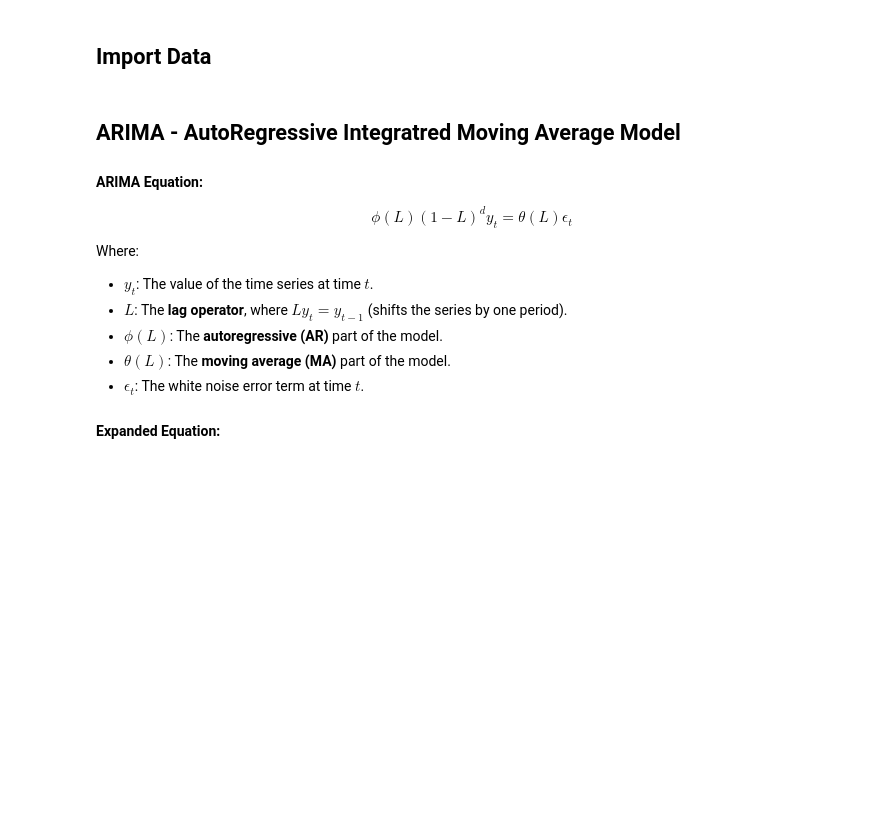
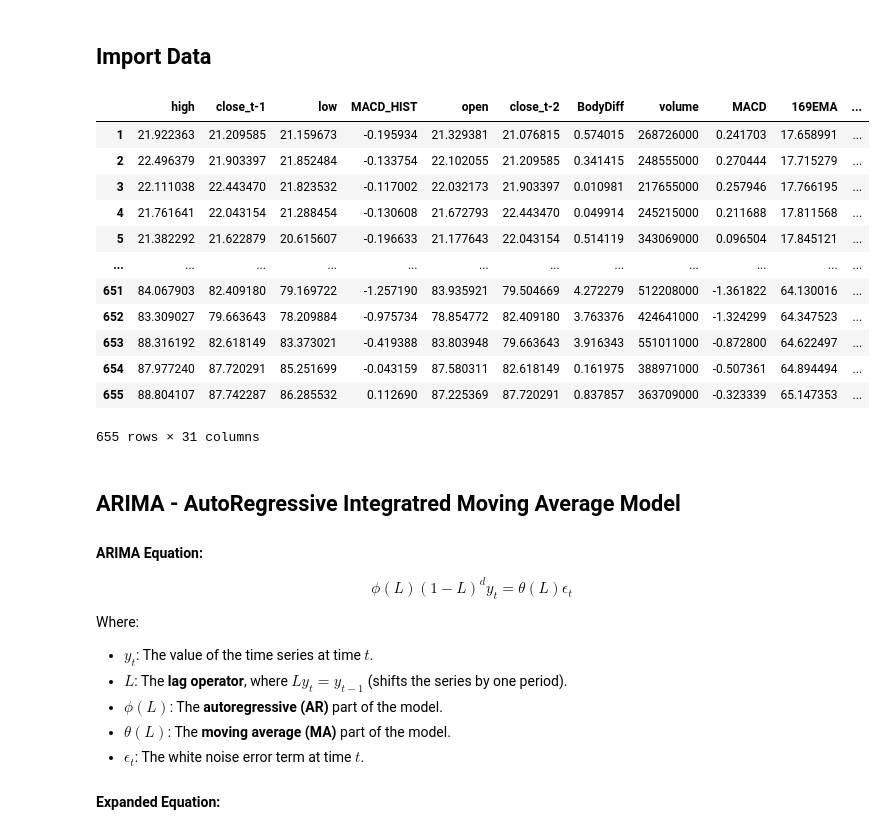
Before and after one commit to yiukitCheung/Stocks_Alert_System, a Jupyter notebook: jupyter notebook/model_performance_study.ipynb, the cells around one changed output. Drawn from its saved outputs; the diff is of its cells as text; code cells hidden in the pictures; blank space fills up the shorter version.

```diff
--- a/jupyter notebook/model_performance_study.ipynb
+++ b/jupyter notebook/model_performance_study.ipynb
@@ -29,6 +30,22 @@ df = pd.read_parquet("/Users/yiukitcheung/Documents/Projects/Stocks/train_data_r
 
 # Import test data
 df_test = pd.read_parquet("/Users/yiukitcheung/Documents/Projects/Stocks/train_data_repository/test_data.parquet")
+# %%
+df
+# %% [output]
+|  | high | close_t-1 | low | MACD_HIST | open | close_t-2 | BodyDiff | volume | MACD | 169EMA | ... |
+| 1 | 21.922363 | 21.209585 | 21.159673 | -0.195934 | 21.329381 | 21.076815 | 0.574015 | 268726000 | 0.241703 | 17.658991 | ... |
+| 2 | 22.496379 | 21.903397 | 21.852484 | -0.133754 | 22.102055 | 21.209585 | 0.341415 | 248555000 | 0.270444 | 17.715279 | ... |
+| 3 | 22.111038 | 22.443470 | 21.823532 | -0.117002 | 22.032173 | 21.903397 | 0.010981 | 217655000 | 0.257946 | 17.766195 | ... |
+| 4 | 21.761641 | 22.043154 | 21.288454 | -0.130608 | 21.672793 | 22.443470 | 0.049914 | 245215000 | 0.211688 | 17.811568 | ... |
+| 5 | 21.382292 | 21.622879 | 20.615607 | -0.196633 | 21.177643 | 22.043154 | 0.514119 | 343069000 | 0.096504 | 17.845121 | ... |
+| ... | ... | ... | ... | ... | ... | ... | ... | ... | ... | ... | ... |
+| 651 | 84.067903 | 82.409180 | 79.169722 | -1.257190 | 83.935921 | 79.504669 | 4.272279 | 512208000 | -1.361822 | 64.130016 | ... |
+| 652 | 83.309027 | 79.663643 | 78.209884 | -0.975734 | 78.854772 | 82.409180 | 3.763376 | 424641000 | -1.324299 | 64.347523 | ... |
+| 653 | 88.316192 | 82.618149 | 83.373021 | -0.419388 | 83.803948 | 79.663643 | 3.916343 | 551011000 | -0.872800 | 64.622497 | ... |
+| 654 | 87.977240 | 87.720291 | 85.251699 | -0.043159 | 87.580311 | 82.618149 | 0.161975 | 388971000 | -0.507361 | 64.894494 | ... |
+| 655 | 88.804107 | 87.742287 | 86.285532 | 0.112690 | 87.225369 | 87.720291 | 0.837857 | 363709000 | -0.323339 | 65.147353 | ... |
+655 rows × 31 columns
 # %% [markdown]
 ## ARIMA - AutoRegressive Integratred Moving Average Model
 
```
Also changed, not shown: parts of 24 cells of this notebook, 4 other files.
